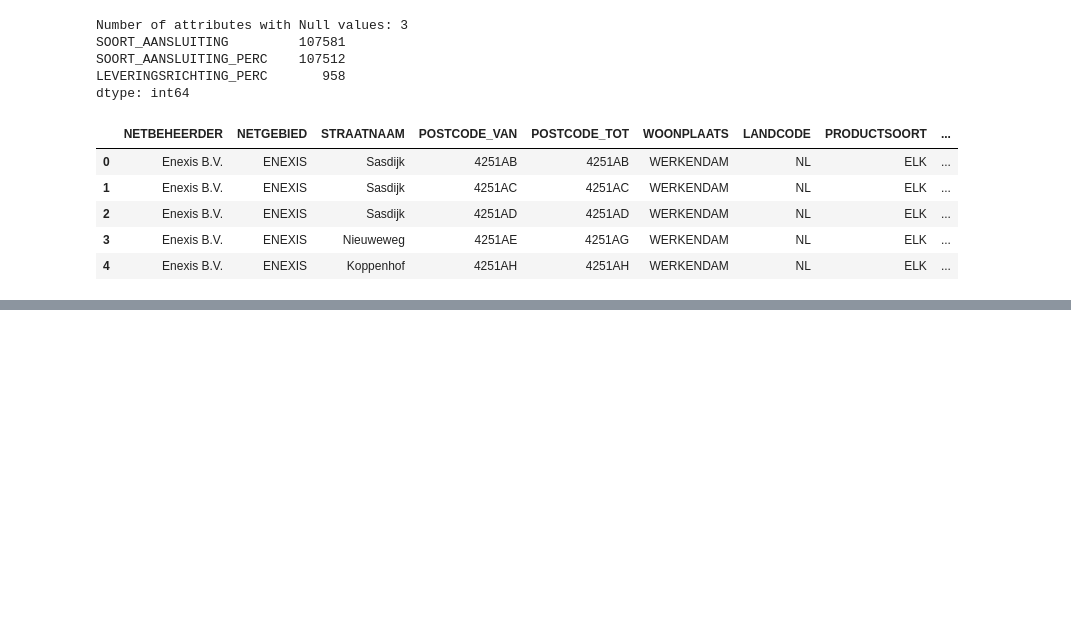
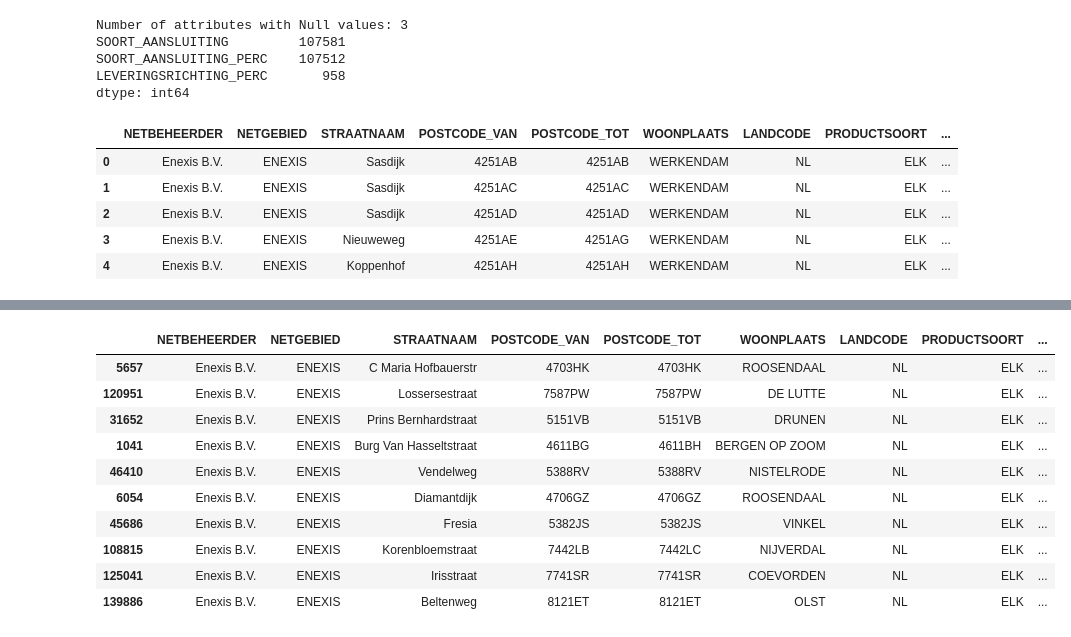
Before and after one commit to processminery/jads_enexis, a Jupyter notebook: notebooks/Enexis Kleinverbruikgegevens dataset.ipynb, the cells around one changed output, grey strips where cells are left out. Drawn from its saved outputs; the diff is of its cells as text; code cells hidden in the pictures; blank space fills up the shorter version.

```diff
--- a/notebooks/Enexis Kleinverbruikgegevens dataset.ipynb
+++ b/notebooks/Enexis Kleinverbruikgegevens dataset.ipynb
@@ -100,0 +243,15 @@ df.head()
+# %%
+# Zijn alle onbekende aansluitingen verdwenen? (Het kan zijn dat er een enkele aansluiting onbekend is gebleven. Daar hebben we dan geen data van)
+df.loc[random_index_list]
+# %% [output]
+|  | NETBEHEERDER | NETGEBIED | STRAATNAAM | POSTCODE_VAN | POSTCODE_TOT | WOONPLAATS | LANDCODE | PRODUCTSOORT | ... |
+| 5657 | Enexis B.V. | ENEXIS | C Maria Hofbauerstr | 4703HK | 4703HK | ROOSENDAAL | NL | ELK | ... |
+| 120951 | Enexis B.V. | ENEXIS | Lossersestraat | 7587PW | 7587PW | DE LUTTE | NL | ELK | ... |
+| 31652 | Enexis B.V. | ENEXIS | Prins Bernhardstraat | 5151VB | 5151VB | DRUNEN | NL | ELK | ... |
+| 1041 | Enexis B.V. | ENEXIS | Burg Van Hasseltstraat | 4611BG | 4611BH | BERGEN OP ZOOM | NL | ELK | ... |
+| 46410 | Enexis B.V. | ENEXIS | Vendelweg | 5388RV | 5388RV | NISTELRODE | NL | ELK | ... |
+| 6054 | Enexis B.V. | ENEXIS | Diamantdijk | 4706GZ | 4706GZ | ROOSENDAAL | NL | ELK | ... |
+| 45686 | Enexis B.V. | ENEXIS | Fresia | 5382JS | 5382JS | VINKEL | NL | ELK | ... |
+| 108815 | Enexis B.V. | ENEXIS | Korenbloemstraat | 7442LB | 7442LC | NIJVERDAL | NL | ELK | ... |
+| 125041 | Enexis B.V. | ENEXIS | Irisstraat | 7741SR | 7741SR | COEVORDEN | NL | ELK | ... |
+| 139886 | Enexis B.V. | ENEXIS | Beltenweg | 8121ET | 8121ET | OLST | NL | ELK | ... |
```
Also changed, not shown: parts of 21 cells of this notebook, 1 other file.
